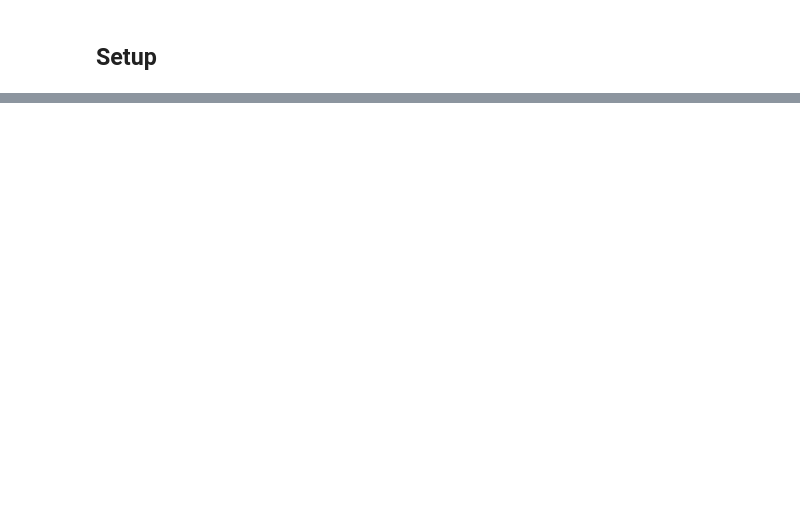
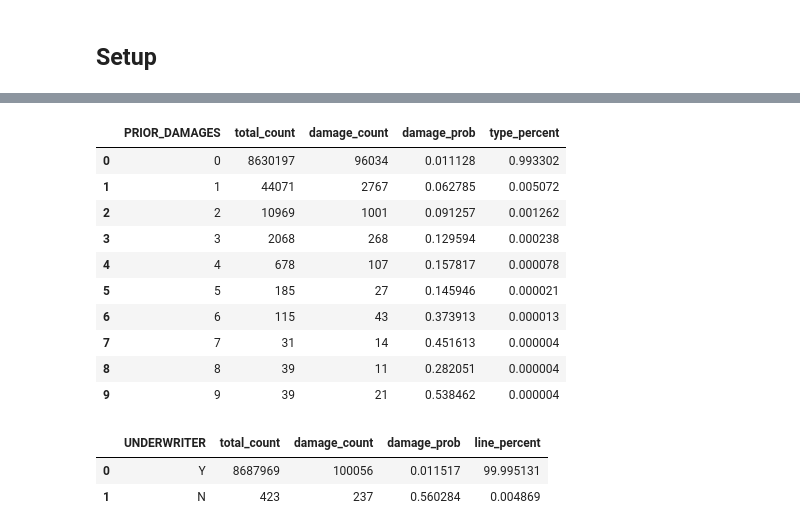
Before and after one commit to miinsss/Capstone-Project, a Jupyter notebook: results_analysis.ipynb, the cells around one changed output, grey strips where cells are left out. Drawn from its saved outputs; the diff is of its cells as text; code cells hidden in the pictures; blank space fills up the shorter version.

Commit message:
Data visualisation

```diff
--- a/results_analysis.ipynb
+++ b/results_analysis.ipynb
@@ -9,6 +12,7 @@ import numpy as np
 # %%
 # Import data
-df = pd.read_csv('../predictions/Random_Forest_with_rebalancing.csv')
+# df = pd.read_csv('../predictions/Random_Forest_with_rebalancing.csv')
+df = pd.read_csv('../data/data_all_unique_values.csv')
 df.info()
 # %% [output]
 <class 'pandas.core.frame.DataFrame'>
@@ -61,0 +340,53 @@ print(df['TYPE_OF_DEDUCTIBLE'].unique())
+# %%
+# Calculate the total number of observations and the percentage of damage by category
+total_counts = df.groupby('PRIOR_DAMAGES').size().reset_index(name='total_count')
+damage_counts = df[df['DAMAGE'] == 1].groupby('PRIOR_DAMAGES').size().reset_index(name='damage_count')
+summary = total_counts.merge(damage_counts, on='PRIOR_DAMAGES', how='left').fillna(0)
+summary['damage_prob'] = (summary['damage_count'] / summary['total_count'])
+summary['type_percent'] = (summary['total_count'] / summary['total_count'].sum())
+
+# Sort summary
+summary = summary.sort_values(by=['PRIOR_DAMAGES'], ascending=False).reset_index(drop=True)
+
+# Create a subplot
+fig = make_subplots(rows=2, cols=1, shared_xaxes=False,
+                    vertical_spacing=0.1, subplot_titles=("Type of Deductible Size", "Probability of Damage per Type of Deductible"))
+
+# Add horizontal bar chart
+fig.add_trace(go.Bar(
+    y=summary['PRIOR_DAMAGES'],
+    x=summary['total_count'],
+    orientation='h',
+    name='Zone Size'
+), row=1, col=1)
+
+# Sort summary
+summary = summary.sort_values(by=['PRIOR_DAMAGES'], ascending=True).reset_index(drop=True)
+
+# Add bar chart for percentage of damage
+fig.add_trace(go.Bar(
+    x=summary['PRIOR_DAMAGES'],
+    y=summary['damage_prob'],
+    name='Probability of Damage'
+), row=2, col=1)
+
+# Update layout
+fig.update_layout(height=600, width=800, showlegend=False,
+                  title_text="Type of Deductible and Probability of Damage",
+                  yaxis2_title="Probability of Damage")
+
+fig.show()
+# %%
+summary
+# %% [output]
+|  | PRIOR_DAMAGES | total_count | damage_count | damage_prob | type_percent |
+| 0 | 0 | 8630197 | 96034 | 0.011128 | 0.993302 |
+| 1 | 1 | 44071 | 2767 | 0.062785 | 0.005072 |
+| 2 | 2 | 10969 | 1001 | 0.091257 | 0.001262 |
+| 3 | 3 | 2068 | 268 | 0.129594 | 0.000238 |
+| 4 | 4 | 678 | 107 | 0.157817 | 0.000078 |
+| 5 | 5 | 185 | 27 | 0.145946 | 0.000021 |
+| 6 | 6 | 115 | 43 | 0.373913 | 0.000013 |
+| 7 | 7 | 31 | 14 | 0.451613 | 0.000004 |
+| 8 | 8 | 39 | 11 | 0.282051 | 0.000004 |
+| 9 | 9 | 39 | 21 | 0.538462 | 0.000004 |
@@ -61,0 +507,6 @@ print(df['TYPE_OF_DEDUCTIBLE'].unique())
+# %%
+summary
+# %% [output]
+|  | UNDERWRITER | total_count | damage_count | damage_prob | line_percent |
+| 0 | Y | 8687969 | 100056 | 0.011517 | 99.995131 |
+| 1 | N | 423 | 237 | 0.560284 | 0.004869 |
```
Also changed, not shown: parts of 21 cells of this notebook, 1 other file.
